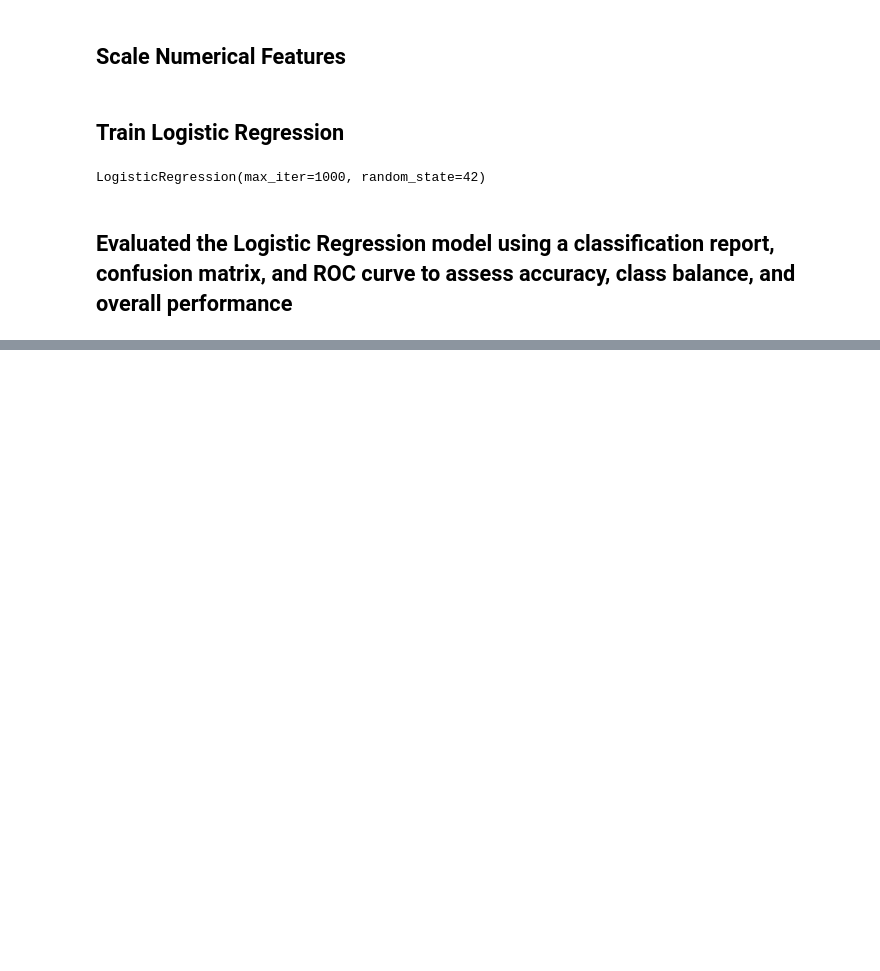
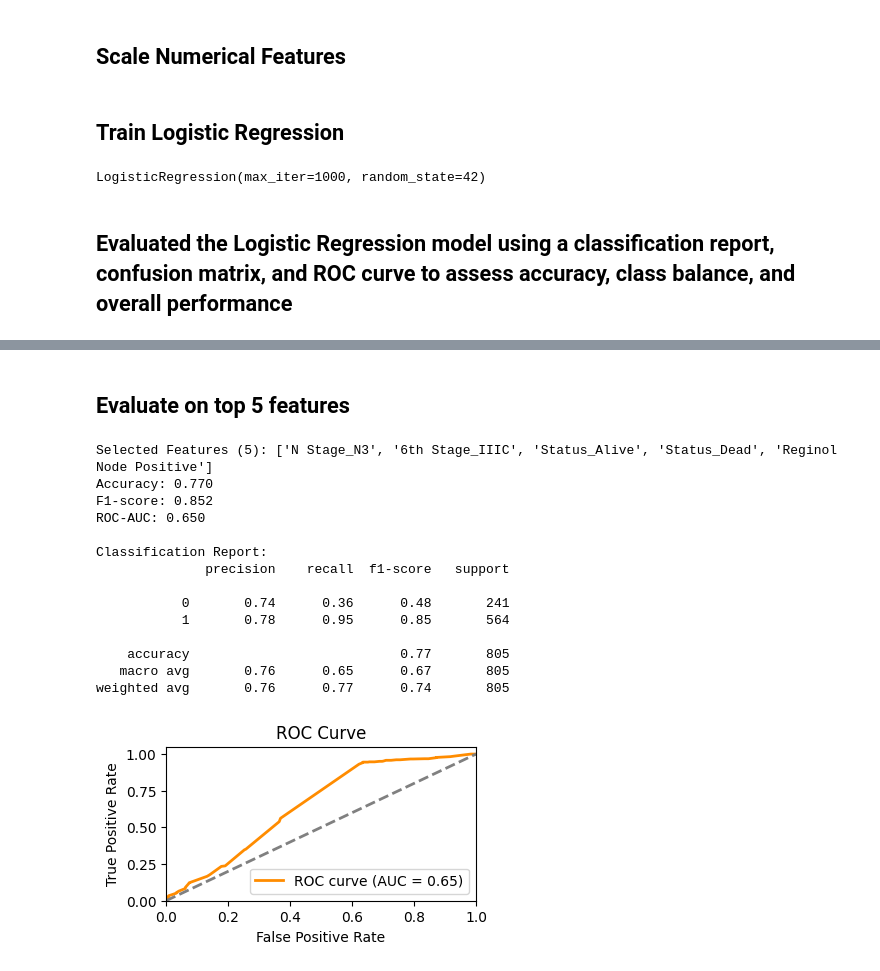
Before and after one commit to MichaelYemane707/breast_cancer_prediction, a Jupyter notebook: LogisticR.ipynb, the cells around one changed output, grey strips where cells are left out. Cells and saved outputs as stored; diff of their text form; code cells hidden in the pictures; blank space fills up the shorter version.

```diff
--- a/LogisticR.ipynb
+++ b/LogisticR.ipynb
@@ -198,0 +206,2 @@ weighted avg       0.76      0.77      0.74       805
+# %%
+X_encoded = preprocessor.fit_transform(X)
@@ -198,0 +210,3 @@ weighted avg       0.76      0.77      0.74       805
+# %%
+ohe_feature_names = preprocessor.named_transformers_['cat'].get_feature_names_out(categorical_cols)
+all_feature_names = list(ohe_feature_names) + numeric_cols
@@ -198,0 +281,24 @@ weighted avg       0.76      0.77      0.74       805
+# %%
+selector_5 = SelectKBest(score_func=f_classif, k=5)
+selector_5.fit(X_encoded, y)
+top5_indices = selector_5.get_support(indices=True)
+# %% [markdown]
+## Evaluate on top 5 features
+# %%
+evaluate_model(X_encoded, top5_indices, all_feature_names)
+# %% [output]
+Selected Features (5): ['N Stage_N3', '6th Stage_IIIC', 'Status_Alive', 'Status_Dead', 'Reginol Node Positive']
+Accuracy: 0.770
+F1-score: 0.852
+ROC-AUC: 0.650
+
+Classification Report:
+              precision    recall  f1-score   support
+
+           0       0.74      0.36      0.48       241
+           1       0.78      0.95      0.85       564
+
+    accuracy                           0.77       805
+   macro avg       0.76      0.65      0.67       805
+weighted avg       0.76      0.77      0.74       805
+[figure, added]
```
Also changed, not shown: parts of 11 cells of this notebook.
